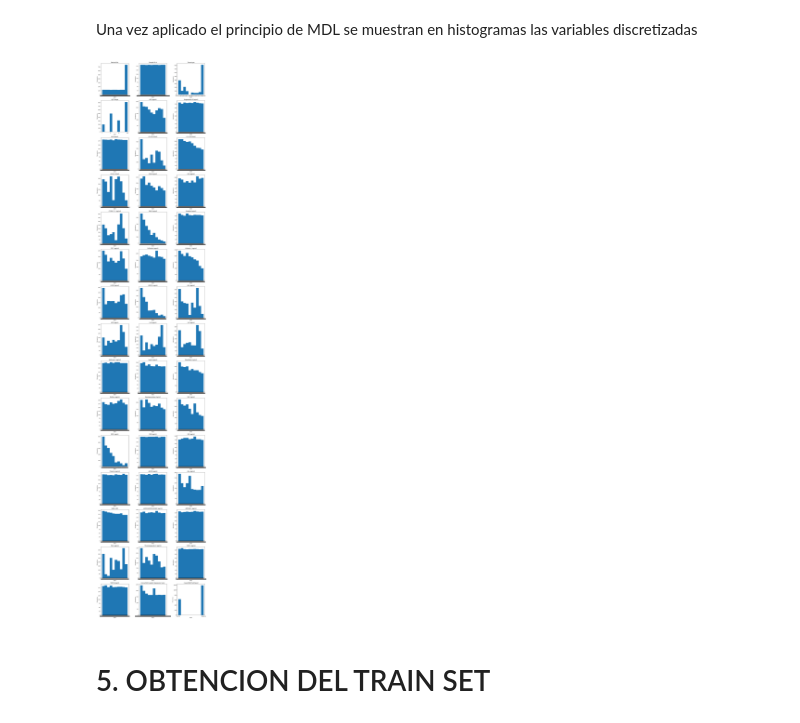
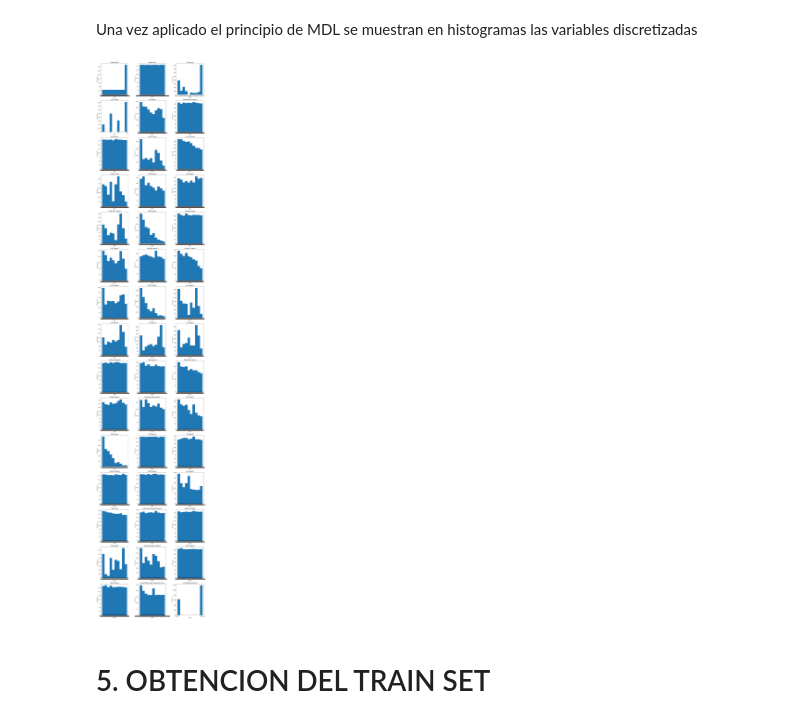
Before and after one commit to Lusku/MaterialMaster, a Jupyter notebook: TFM.ipynb, the cells around one changed output. Drawn from its saved outputs; the diff is of its cells as text; code cells hidden in the pictures.

```diff
--- a/TFM.ipynb
+++ b/TFM.ipynb
@@ -675,0 +671,18 @@ Conteo de secuencias en columna 'CancerSEEK Test Result': {'*': 0, '**': 0}
+# %%
+# P
+# Definir función para convertir a numérico manejando casos con letras
+def convert_to_numeric(column):
+    if column.dtype == 'object':
+        # Verificar si hay letras en todos los registros
+        contains_letters = any(isinstance(val, str) and any(c.isalpha() for c in val) for val in column)
+        if contains_letters:
+            print(f"La columna '{column.name}' contiene datos con letras. No se convierte a tipo numérico.")
+        else:
+                # Filtrar caracteres no numéricos y convertir a numérico
+                # numeric_values = column.str.replace(r'[^0-9\.]', '', regex=True)
+            # Intentar convertir a numérico, ignorando errores
+            return pd.to_numeric(column, errors='coerce')
+    return column
+
+df6_prep = df6_prep.apply(convert_to_numeric)
+print(df6_prep.dtypes)
@@ -675,0 +720,9 @@ Conteo de secuencias en columna 'CancerSEEK Test Result': {'*': 0, '**': 0}
+# %%
+# Calcular la media solo para las columnas numéricas
+numeric_columns = df6_prep.select_dtypes(include=['number'])
+mean_values = numeric_columns.mean()
+
+# Rellenar los valores nulos con la media correspondiente
+df6_prep_null_media = df6_prep.copy()  # Copiar el DataFrame original para evitar modificarlo
+for col in mean_values.index:
+    df6_prep_null_media[col].fillna(mean_values[col], inplace=True)
@@ -741,34 +947,34 @@ Una vez aplicado el principio de MDL se muestran en histogramas las variables di
 # %%
 # Definir el número de histogramas por fila
 histogramas_por_fila = 3
 
 # Obtener el número total de variables y calcular el número total de filas necesarias
-num_variables = len(df6_prep.columns)
+num_variables = len(df6_prep_null_media.columns)
 num_filas = (num_variables + histogramas_por_fila - 1) // histogramas_por_fila
 
 # Crear una figura y ejes para subplots
 fig, axs = plt.subplots(num_filas, histogramas_por_fila, figsize=(15, 5*num_filas))
 
 # Iterar sobre cada variable y dibujar su histograma en un subplot
-for i, columna in enumerate(df6_prep.columns):
+for i, columna in enumerate(df6_prep_null_media.columns):
     fila = i // histogramas_por_fila
     columna_subplot = i % histogramas_por_fila
 
     # Convertir los valores flotantes en cadenas
-    datos_columna = df6_prep[columna].astype(str)
+    datos_columna = df6_prep_null_media[columna].astype(str)
 
     axs[fila, columna_subplot].hist(datos_columna, bins=10)  # Puedes ajustar el número de bins si lo deseas
     axs[fila, columna_subplot].set_title(columna)
     axs[fila, columna_subplot].set_xlabel('Valor')
     axs[fila, columna_subplot].set_ylabel('Frecuencia')
 
 # Ajustar el espaciado entre subplots
 plt.tight_layout()
 
 # Mostrar los subplots
 plt.show()
 # %% [output]
-[figure, old version]
+[figure, new version]
 # %%
 # TOMAR ACCIONES DE LIMPIEZA SOBRE LOS DATOS
 
```
Also changed, not shown: parts of 30 cells of this notebook.
